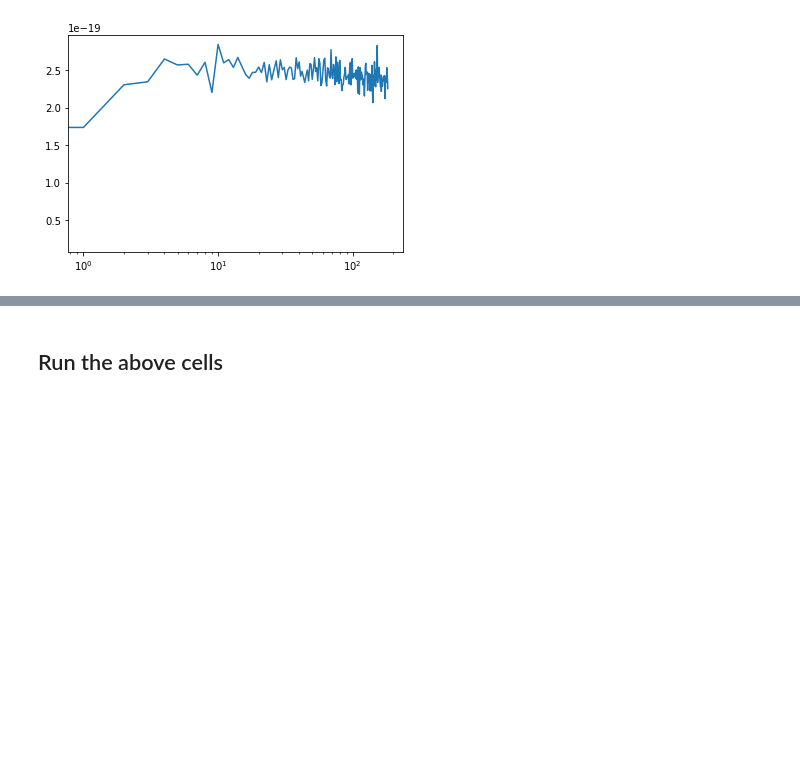
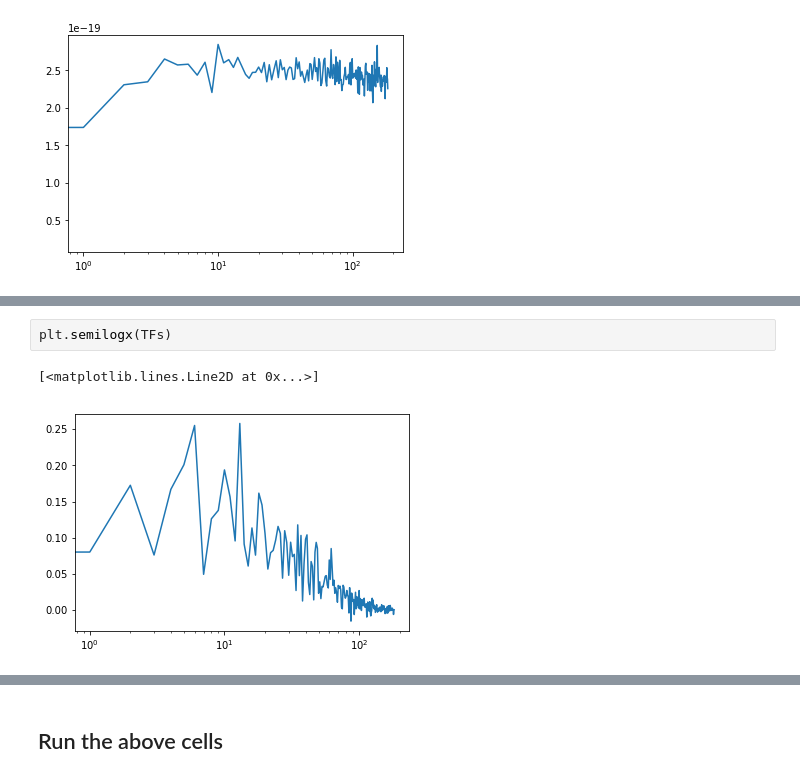
Before and after one commit to paigem/QGCM_Temp_variance, a Jupyter notebook: QGCM_Tvar_atm_funcs_16Jan2020.ipynb, the cells around one changed output, grey strips where cells are left out. Drawn from its saved outputs; the diff is of its cells as text; blank space fills up the shorter version.

```diff
--- a/QGCM_Tvar_atm_funcs_16Jan2020.ipynb
+++ b/QGCM_Tvar_atm_funcs_16Jan2020.ipynb
@@ -1035,3 +1067,8 @@ Original shape =  (96, 84, 365)
+# %%
+plt.semilogx(TFs)
+# %% [output]
+[<matplotlib.lines.Line2D at 0x...>]
+[figure, added]
 # %%
 plt.semilogx(TFs)
 # %% [output]
```
Also changed, not shown: parts of 8 cells of this notebook.
